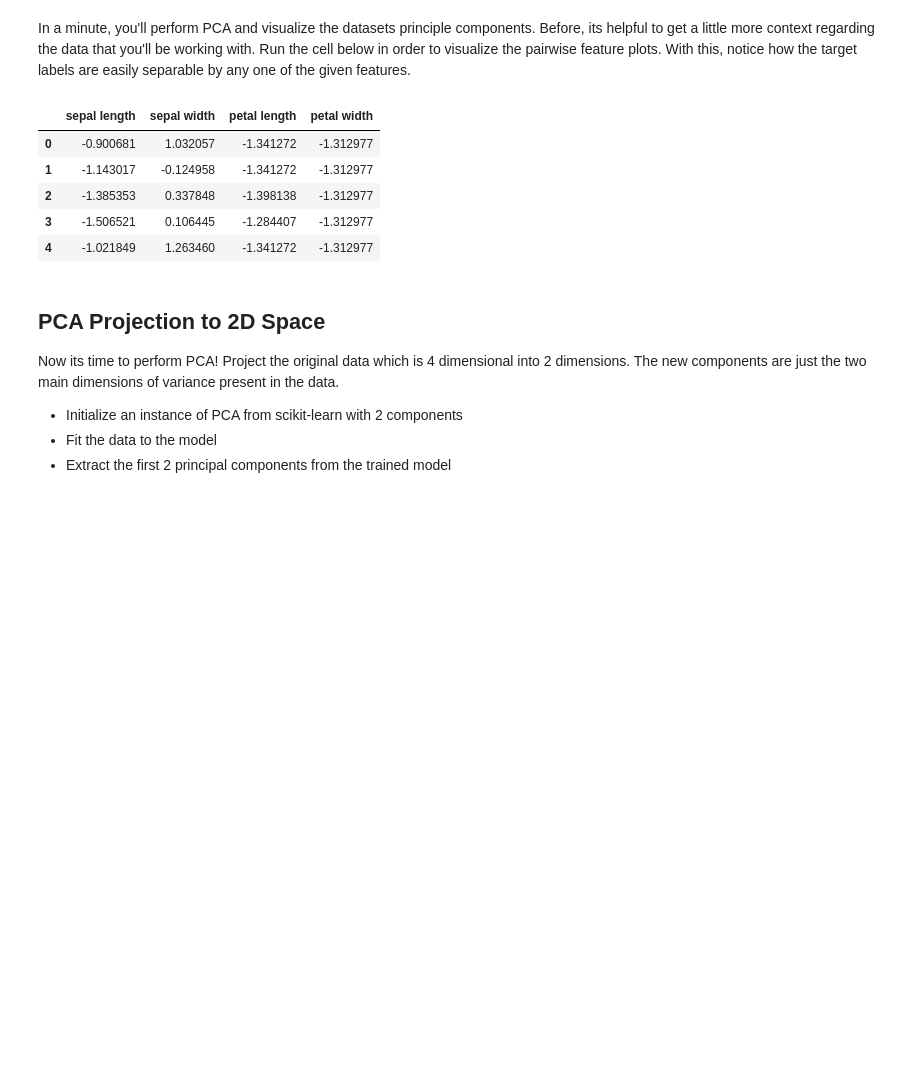
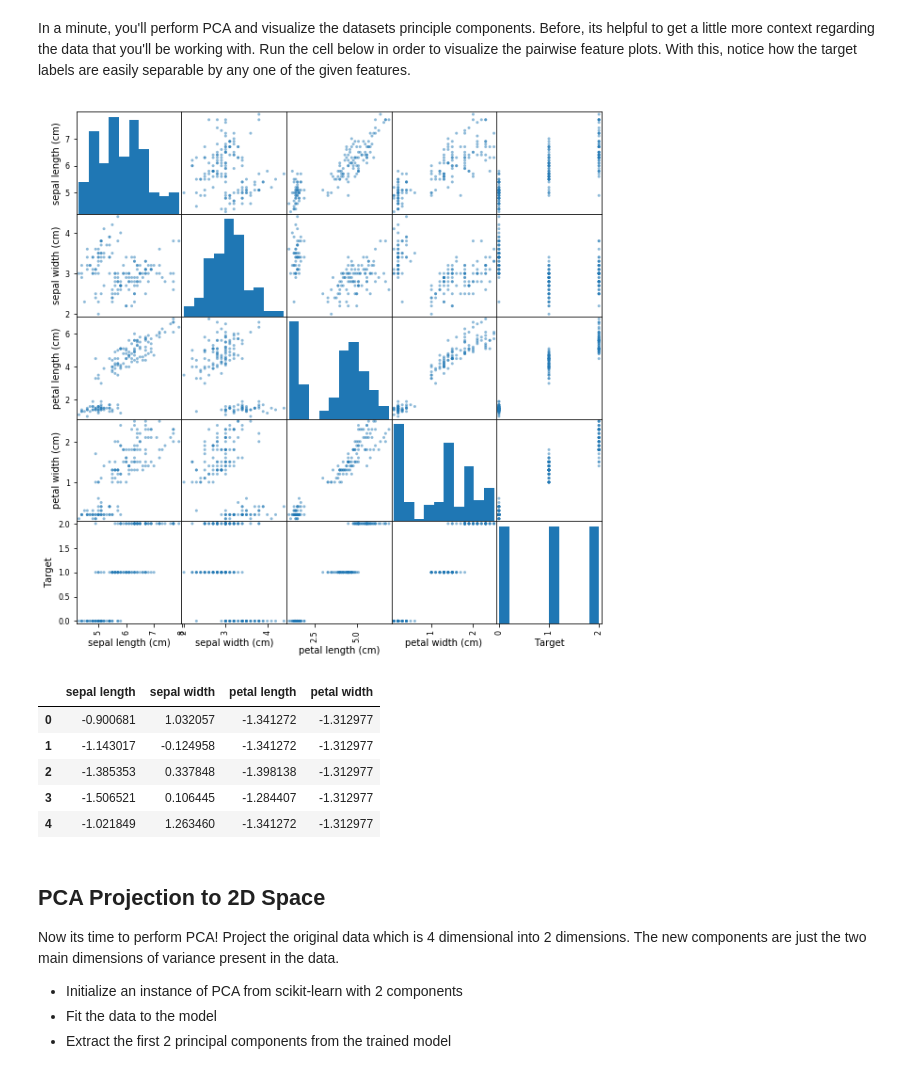
Before and after one commit to learn-co-curriculum/dsc-dimensionality-reduction-lab, a Jupyter notebook: index.ipynb, the cells around one changed output. Drawn from its saved outputs; the diff is of its cells as text; code cells hidden in the pictures; blank space fills up the shorter version.

```diff
--- a/index.ipynb
+++ b/index.ipynb
@@ -35,0 +19,9 @@ iris.head()
+# %%
+# Load necessary libraries
+from sklearn import datasets
+import pandas as pd
+
+iris = datasets.load_iris()
+df = pd.DataFrame(iris.data, columns=iris.feature_names)
+df['Target'] = iris.get('target')
+df.head()
@@ -36,5 +35,12 @@ iris.head()
 # %% [markdown]
 In a minute, you'll perform PCA and visualize the datasets principle components. Before, its helpful to get a little more context regarding the data that you'll be working with. Run the cell below in order to visualize the pairwise feature plots. With this, notice how the target labels are easily separable by any one of the given features.
+# %%
+import matplotlib.pyplot as plt
+%matplotlib inline
+
+pd.plotting.scatter_matrix(df, figsize=(10,10));
+# %% [output]
+[figure, added]
 # %%
 # Create features and Target dataset
 from sklearn.preprocessing import StandardScaler
```
Also changed, not shown: parts of 5 cells of this notebook, 4 other files.
